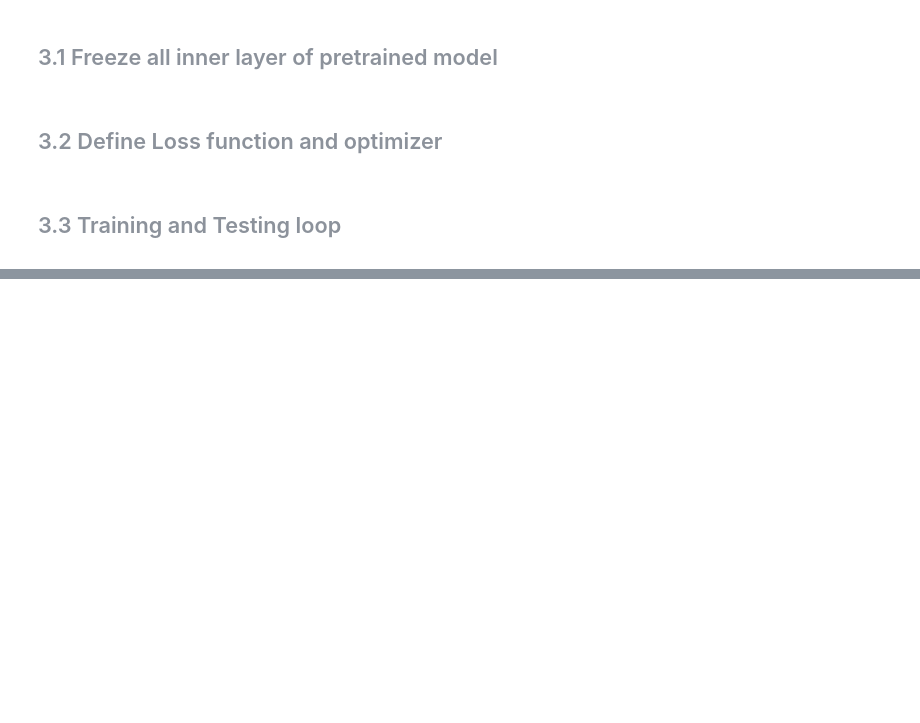
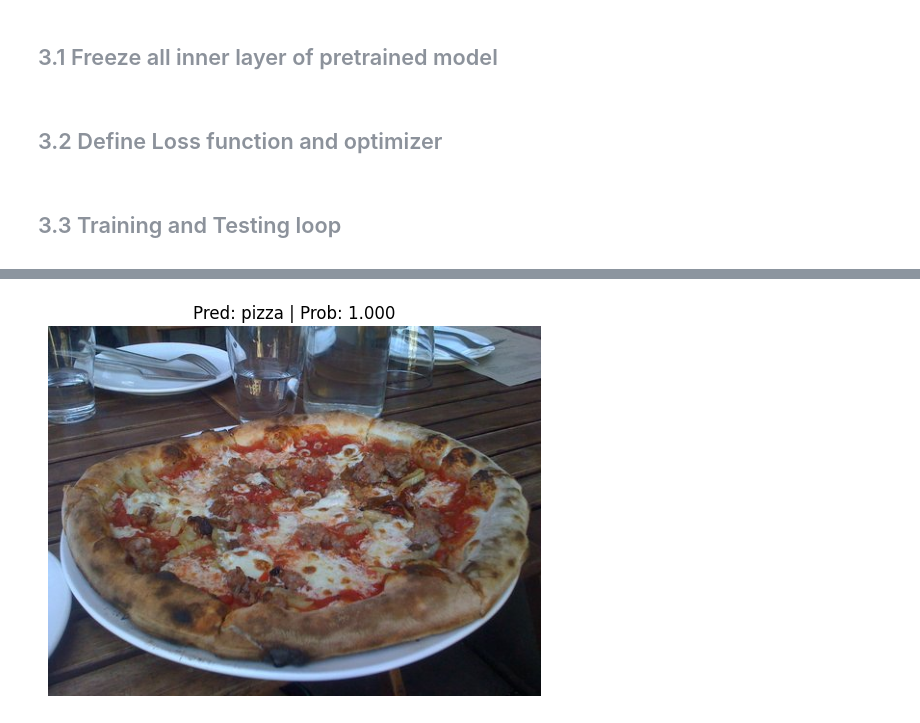
Before and after one commit to cruvss/Food_101, a Jupyter notebook: notebook.ipynb, the cells around one changed output, grey strips where cells are left out. Drawn from its saved outputs; the diff is of its cells as text; code cells hidden in the pictures; blank space fills up the shorter version.

```diff
--- a/notebook.ipynb
+++ b/notebook.ipynb
@@ -329,3 +349,13 @@ train(model=model,
               optimizer=optimizer,
               epochs=15,
               device=DEVICE)
+# %%
+from timm import create_model
+
+# Recreate the model architecture
+model = create_model('deit_small_patch16_224', pretrained=False, num_classes=len(class_names))
+model.load_state_dict(torch.load(r'D:\Code\Machine_Learning\DeepLearning\Food101\models\deit_food101_weights.pth'))
+
+# Move the model to the correct device
+model = model.to(DEVICE)
+model.eval()  # Set to evaluation mode
@@ -331,0 +433,6 @@ train(model=model,
+# %%
+pred_and_plot_image(model=model,
+                    image_path=r'data\food-101\Test\pizza\5764.jpg',
+                    class_names=class_names,)
+# %% [output]
+[figure, added]
```
Also changed, not shown: parts of 9 cells of this notebook.
